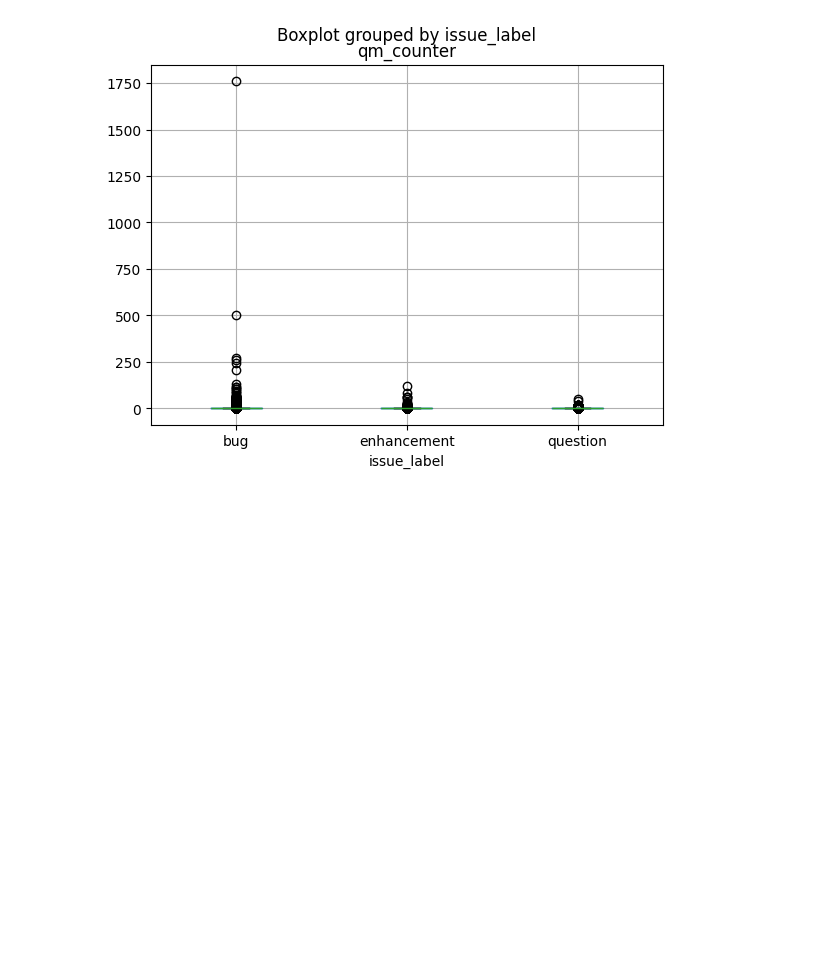
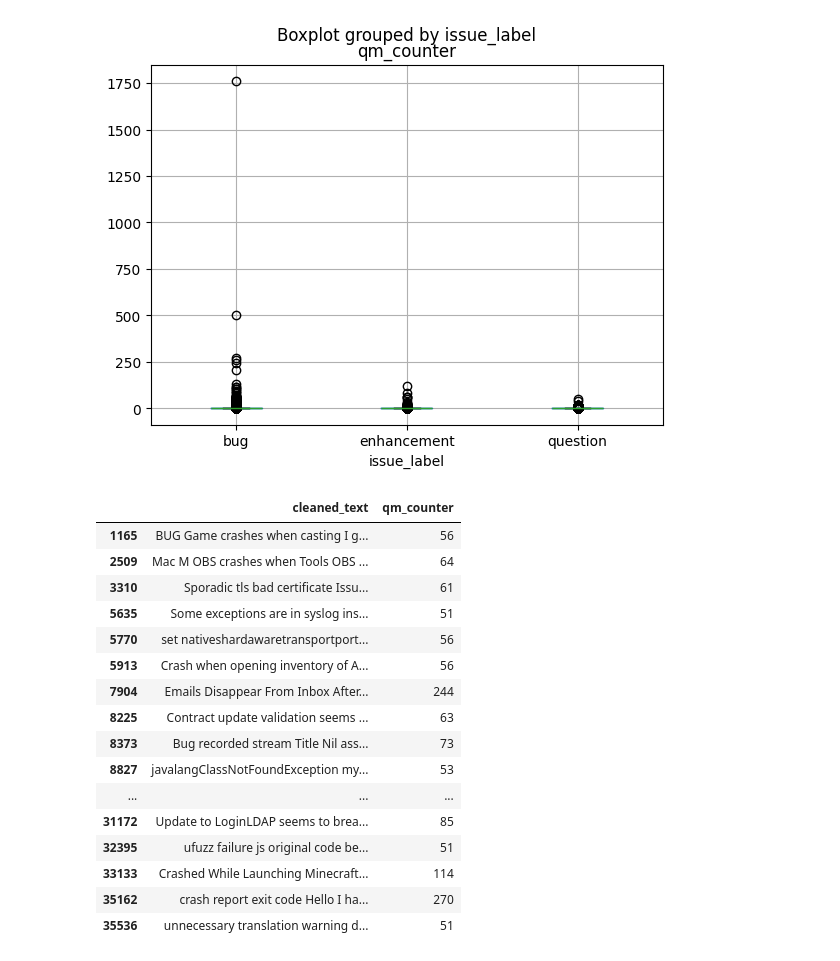
Before and after one commit to ervinb0/Ticket-Classifier, a Jupyter notebook: pre_processing.ipynb, the cells around one changed output. Drawn from its saved outputs; the diff is of its cells as text; code cells hidden in the pictures; blank space fills up the shorter version.

Commit message:
"text pre-processing"

```diff
--- a/pre_processing.ipynb
+++ b/pre_processing.ipynb
@@ -177,3 +177,31 @@ df.boxplot(column='qm_counter', by='issue_label')
 plt.show()
 # %% [output]
 [figure]
+# %%
+# Filter for "bug" issues
+bug_issues = df[df['issue_label'] == 'bug']
+
+# Set a threshold to identify high question mark counts, e.g., more than 50 question marks
+high_qm_threshold = 50
+high_qm_bugs = bug_issues[bug_issues['qm_counter'] > high_qm_threshold]
+
+# Display the rows with high question mark counts
+high_qm_bugs[['cleaned_text', 'qm_counter']]
+# %% [output]
+|  | cleaned_text | qm_counter |
+| 1165 | BUG Game crashes when casting I g... | 56 |
+| 2509 | Mac M OBS crashes when Tools OBS ... | 64 |
+| 3310 | Sporadic tls bad certificate Issu... | 61 |
+| 5635 | Some exceptions are in syslog ins... | 51 |
+| 5770 | set nativeshardawaretransportport... | 56 |
+| 5913 | Crash when opening inventory of A... | 56 |
+| 7904 | Emails Disappear From Inbox After... | 244 |
+| 8225 | Contract update validation seems ... | 63 |
+| 8373 | Bug recorded stream Title Nil ass... | 73 |
+| 8827 | javalangClassNotFoundException my... | 53 |
+| ... | ... | ... |
+| 31172 | Update to LoginLDAP seems to brea... | 85 |
+| 32395 | ufuzz failure js original code be... | 51 |
+| 33133 | Crashed While Launching Minecraft... | 114 |
+| 35162 | crash report exit code Hello I ha... | 270 |
+| 35536 | unnecessary translation warning d... | 51 |
```
Also changed, not shown: parts of 1 cell of this notebook.
